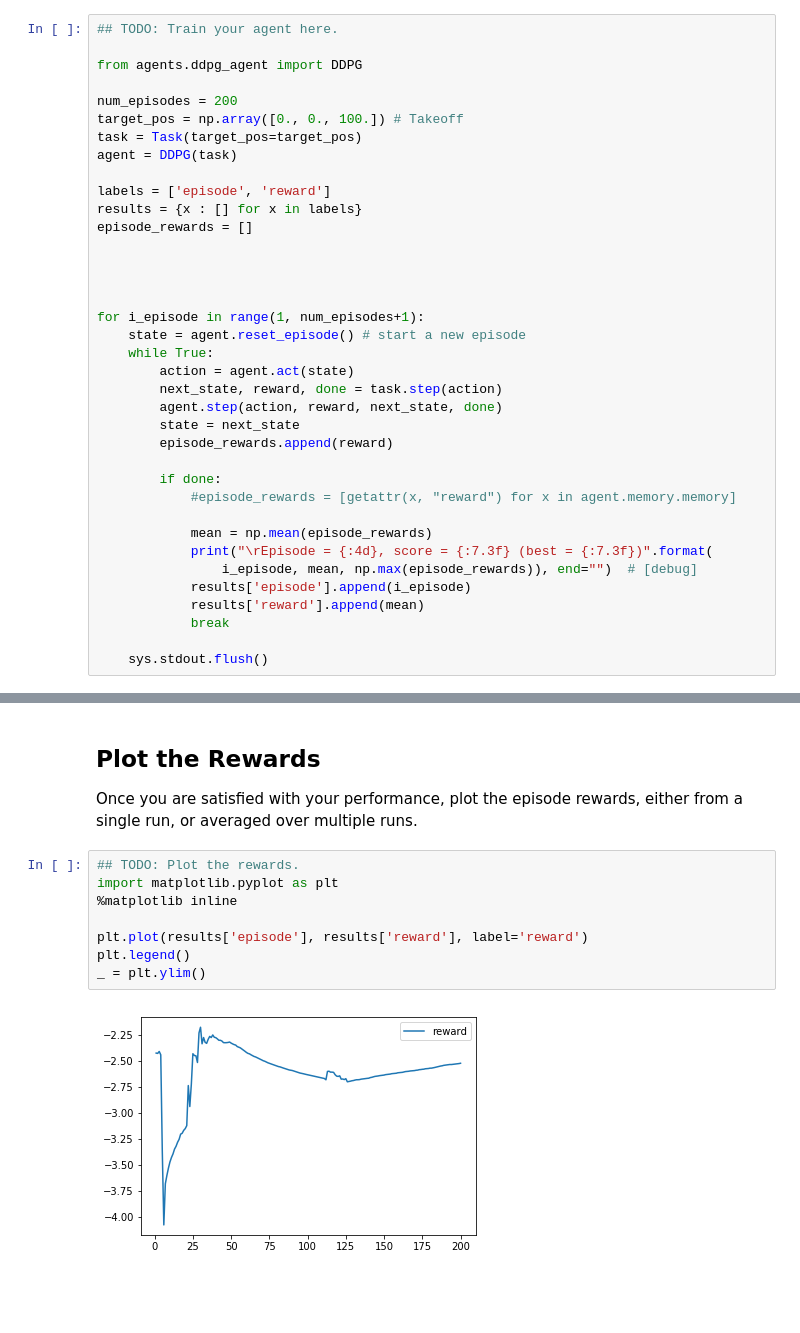
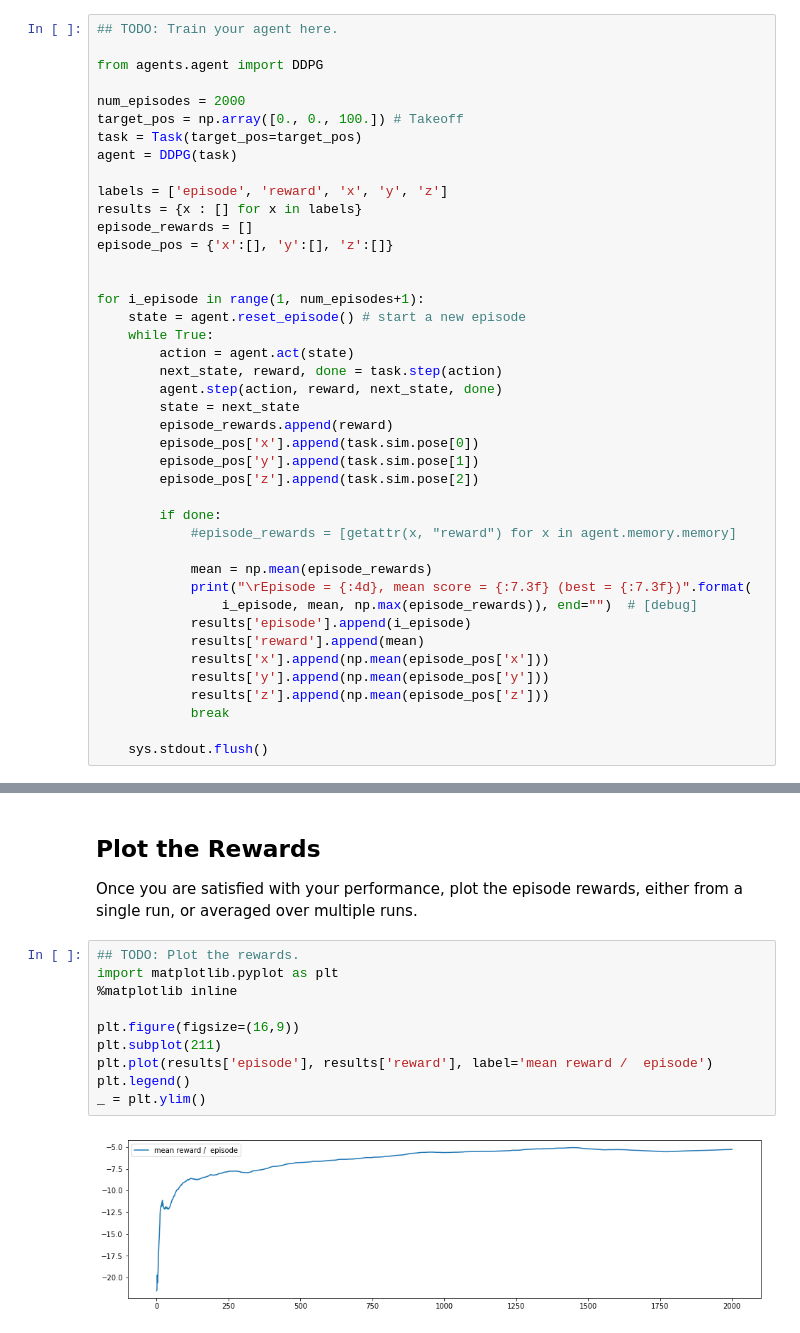
Before and after one commit to davamix/udacity-machine-learning-nanodegere, a Jupyter notebook: projects/RL-Quadcopter-2/Quadcopter_Project.ipynb, the cells around one changed output, grey strips where cells are left out. Cells and saved outputs as stored; diff of their text form; blank space fills up the shorter version.

Commit message:
Finished the implementation of the reward function. Finished all questions

```diff
--- a/projects/RL-Quadcopter-2/Quadcopter_Project.ipynb
+++ b/projects/RL-Quadcopter-2/Quadcopter_Project.ipynb
@@ -218,18 +221,17 @@ As you develop your agent, it's important to keep an eye on how it's performing.
 # %%
 ## TODO: Train your agent here.
 
-from agents.ddpg_agent import DDPG
+from agents.agent import DDPG
 
-num_episodes = 200
+num_episodes = 2000
 target_pos = np.array([0., 0., 100.]) # Takeoff
 task = Task(target_pos=target_pos)
 agent = DDPG(task)
 
-labels = ['episode', 'reward']
+labels = ['episode', 'reward', 'x', 'y', 'z']
 results = {x : [] for x in labels}
 episode_rewards = []
-
-
+episode_pos = {'x':[], 'y':[], 'z':[]}
 
 
 for i_episode in range(1, num_episodes+1):
@@ -240,15 +242,21 @@ for i_episode in range(1, num_episodes+1):
         agent.step(action, reward, next_state, done)
         state = next_state
         episode_rewards.append(reward)
+        episode_pos['x'].append(task.sim.pose[0])
+        episode_pos['y'].append(task.sim.pose[1])
+        episode_pos['z'].append(task.sim.pose[2])
 
         if done:
             #episode_rewards = [getattr(x, "reward") for x in agent.memory.memory]
 
             mean = np.mean(episode_rewards)
-            print("\rEpisode = {:4d}, score = {:7.3f} (best = {:7.3f})".format(
+            print("\rEpisode = {:4d}, mean score = {:7.3f} (best = {:7.3f})".format(
                 i_episode, mean, np.max(episode_rewards)), end="")  # [debug]
             results['episode'].append(i_episode)
             results['reward'].append(mean)
+            results['x'].append(np.mean(episode_pos['x']))
+            results['y'].append(np.mean(episode_pos['y']))
+            results['z'].append(np.mean(episode_pos['z']))
             break
 
     sys.stdout.flush()
@@ -261,10 +269,12 @@ Once you are satisfied with your performance, plot the episode rewards, either f
 # %%
 ## TODO: Plot the rewards.
 import matplotlib.pyplot as plt
 %matplotlib inline
 
-plt.plot(results['episode'], results['reward'], label='reward')
+plt.figure(figsize=(16,9))
+plt.subplot(211)
+plt.plot(results['episode'], results['reward'], label='mean reward /  episode')
 plt.legend()
 _ = plt.ylim()
 # %% [output]
-[figure, old version]
+[figure, new version]
```
Also changed, not shown: parts of 15 cells of this notebook, 5 other files.
